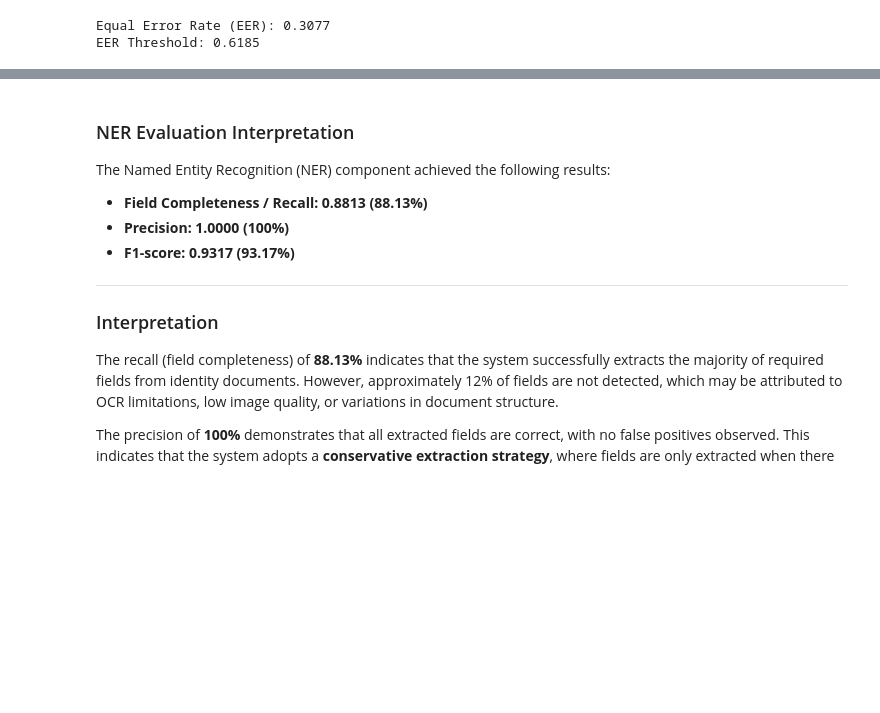
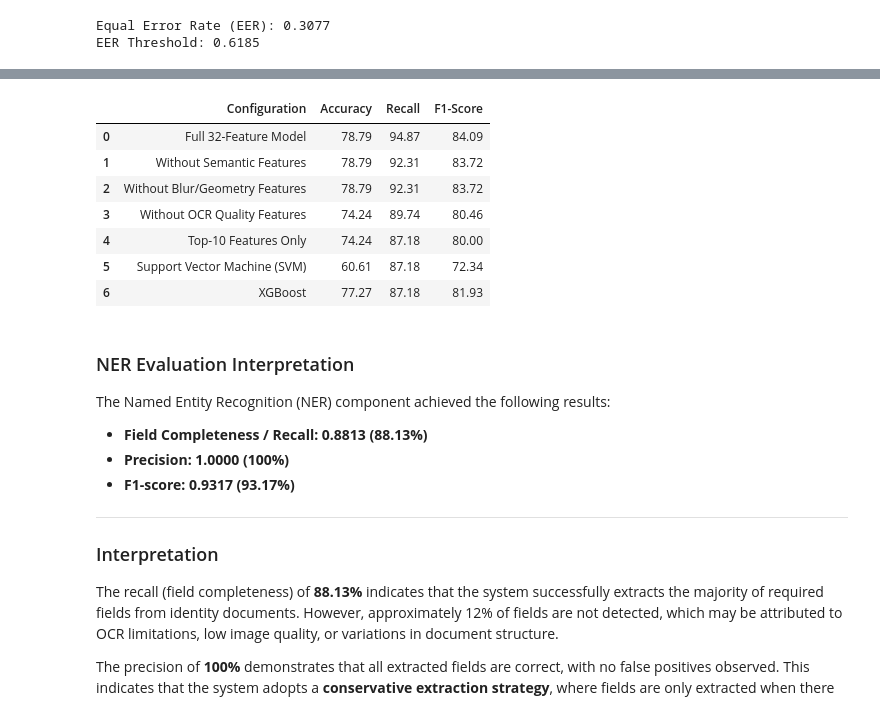
Before and after one commit to hylim12/ai-document-authentication-system, a Jupyter notebook: ml_model_training.ipynb, the cells around one changed output, grey strips where cells are left out. Saved outputs shown, nothing was run; the diff lists cells and outputs as text; code cells hidden in the pictures; blank space fills up the shorter version.

```diff
--- a/ml_model_training.ipynb
+++ b/ml_model_training.ipynb
@@ -881,0 +1019,77 @@ EER Threshold: 0.6185
+# %%
+
+# ---------------------------------
+# RUN EXPERIMENTS
+# ---------------------------------
+
+
+ablation_results = []
+
+# Full model
+ablation_results.append(
+    run_experiment("Full 32-Feature Model")
+)
+
+# Remove semantic
+ablation_results.append(
+    run_experiment(
+        "Without Semantic Features",
+        remove_features=semantic_features
+    )
+)
+
+# Remove blur/geometry
+ablation_results.append(
+    run_experiment(
+        "Without Blur/Geometry Features",
+        remove_features=blur_geometry_features
+    )
+)
+
+# Remove OCR quality
+ablation_results.append(
+    run_experiment(
+        "Without OCR Quality Features",
+        remove_features=ocr_quality_features
+    )
+)
+
+# Top-10 features only
+top10_features = [
+    feature.replace("num__", "").replace("cat__", "")
+    for feature in importances.nlargest(10).index.tolist()
+]
+
+ablation_results.append(
+    run_experiment(
+        "Top-10 Features Only",
+        selected_features=top10_features
+    )
+)
+
+# SVM
+ablation_results.append(
+    run_experiment(
+        "Support Vector Machine (SVM)",
+        classifier_type="svm"
+    )
+)
+
+# XGBoost
+ablation_results.append(
+    run_experiment(
+        "XGBoost",
+        classifier_type="xgb"
+    )
+)
+
+
+# ---------------------------------
+# RESULTS TABLE
+# ---------------------------------
+
+ablation_df = pd.DataFrame(ablation_results)
+
+print("\n===== ABLATION STUDY RESULTS =====")
+display(ablation_df)
+# %% [output]
@@ -882,3 +1097,11 @@ EER Threshold: 0.6185
+|  | Configuration | Accuracy | Recall | F1-Score |
+| 0 | Full 32-Feature Model | 78.79 | 94.87 | 84.09 |
+| 1 | Without Semantic Features | 78.79 | 92.31 | 83.72 |
+| 2 | Without Blur/Geometry Features | 78.79 | 92.31 | 83.72 |
+| 3 | Without OCR Quality Features | 74.24 | 89.74 | 80.46 |
+| 4 | Top-10 Features Only | 74.24 | 87.18 | 80.00 |
+| 5 | Support Vector Machine (SVM) | 60.61 | 87.18 | 72.34 |
+| 6 | XGBoost | 77.27 | 87.18 | 81.93 |
 # %% [markdown]
 ### NER Evaluation Interpretation
 
```
Also changed, not shown: parts of 4 cells of this notebook.
